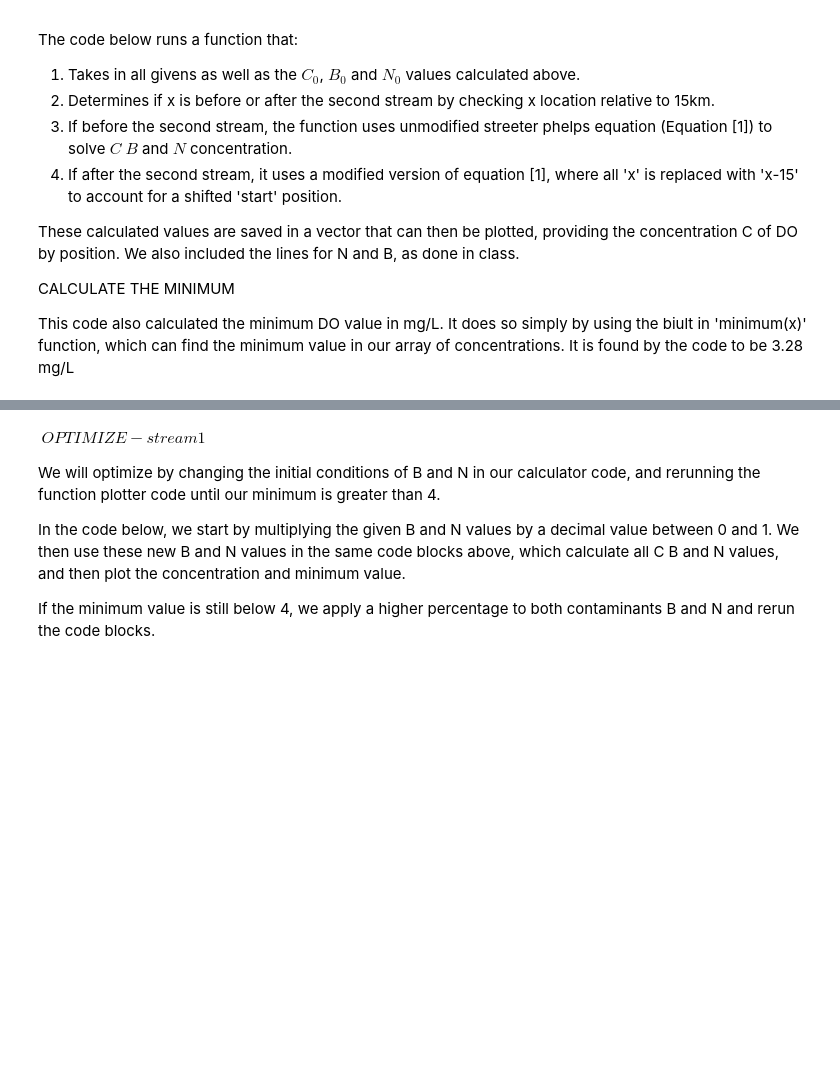
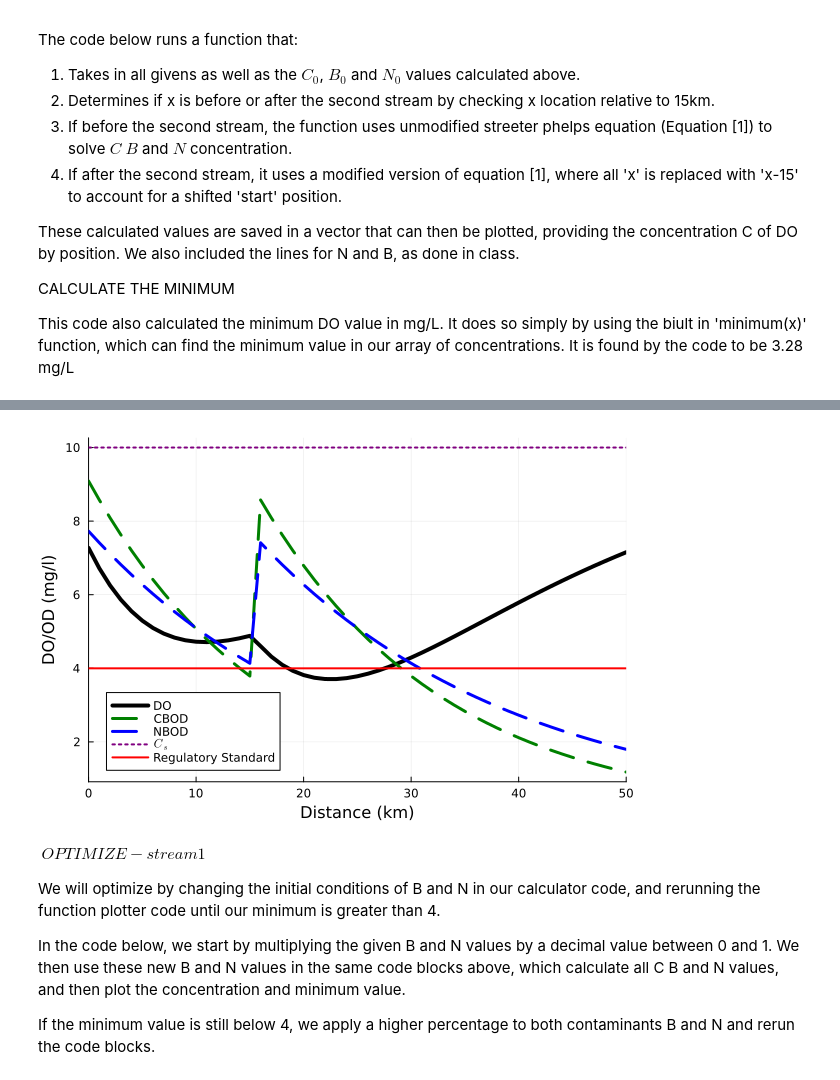
Before and after one commit to BEE4750-FA24/hw3-hutchs-team, a Jupyter notebook: hw03.ipynb, the cells around one changed output, grey strips where cells are left out. Cells and saved outputs as stored; diff of their text form; code cells hidden in the pictures; blank space fills up the shorter version.

```diff
--- a/hw03.ipynb
+++ b/hw03.ipynb
@@ -125,12 +125,6 @@ The code below does this:
  3. Use $C_{mix}$, $B_{mix}$, $N_{mix}$, the 'Givens' and equation [1] to solve $C_{15}$, $B_{15}$ and $N_{15}$. This is done by setting x=15 in equation [1].
  4. Finally, use these values to calculate $C_{mix}$, $B_{mix}$ and $N_{mix}$ at 15km
 # %%
-#Calculate the mixture concentration
-function mixture(Q1,Q2,C1,C2)
-    Cfinal = (Q1*C1 + Q2*C2)/(Q1+Q2)
-    return Cfinal
-end
-
 #solve the concentration at x location
 function do_simulate(x, C0, B0, N0, ka, kn, kc, Cs, U)
     B = B0 * exp(-kc * x / U)
@@ -157,7 +151,7 @@ Bs2 = 45;
 
 Nr = 5;
 Ns1 = 35;
-Ns2 = 45;
+Ns2 = 35;
 
 #rates
 ka = 0.55;
@@ -165,9 +159,9 @@ kc = 0.35;
 kn = 0.25;
 
 #solve the mix concentrations for location x=0;
-@show C0 = mixture(Qr,Qs1,Cr,Cs1);
-B0 = mixture(Qr,Qs1,Br,Bs1);
-N0 = mixture(Qr,Qs1, Nr, Ns1);
+@show C0 = (Qr*Cr + Qs1*Cs1)/(Qr+Qs1);
+@show B0 = (Qr*Br + Qs1*Bs1)/(Qr+Qs1);
+@show N0 = (Qr*Nr + Qs1*Ns1)/(Qr+Qs1);
 
 #Cs is
 Cs = 10
@@ -182,7 +176,7 @@ x = 15
  (C15,B15,N15) = (y -> do_simulate(y, C0, B0, N0, ka, kc, kn, Cs, U)).(x)
 
 #now calculate the mix concentrations at 15 for post 15 data
-  @show C15mix = mixture(Qr,Qs2,C15,Cs2);
-  B15mix = mixture(Qr,Qs2,B15,Bs2);
-  N15mix = mixture(Qr,Qs2,N15,Ns2);
+@show C15mix = ((Qr+Qs1)*C15 + Qs2*Cs2)/(Qr+Qs1+Qs2);
+@show B15mix = ((Qr+Qs1)*B15 + Qs2*Bs2)/(Qr+Qs1+Qs2);
+@show N15mix = ((Qr+Qs1)*N15 + Qs2*Ns2)/(Qr+Qs1+Qs2);
 # %% [output]
@@ -275,0 +205,68 @@ attempt to save state beyond implementation limit
+# %%
+function do_simulate(x, C0, B0, N0,C15mix, B15mix, N15mix, ka, kn, kc, Cs, U)
+    # set river properties
+    ka = 0.55
+    kc = 0.35
+    kn = 0.25
+
+    Cs = 10
+    U = 6
+    #change the 'initial' properties based on position
+        if x<=15
+            #solved on paper
+            Cfore = C0
+            Bfore = B0
+            Nfore = N0
+            B = B0 * exp(-kc * x / U)
+            N = N0 * exp(-kn * x / U)
+            α1 = exp(-ka * x / U)
+            α2 = (kc/(ka-kc)) * (exp.(-kc * x / U) - exp(-ka * x / U))
+            α3 = (kn/(ka-kn)) * (exp(-kn * x / U) - exp(-ka * x / U))
+            C = Cs * (1 - α1) + (Cfore * α1) - (Bfore * α2) - (Nfore * α3)
+        else #after the second input
+            #solved on paper
+            Cafter = C15mix
+            Bafter = B15mix
+            Nafter = N15mix
+
+            B = B0 * exp(-kc * (x-15) / U)
+            N = N0 * exp(-kn * (x-15) / U)
+            #we can get rid of B and N later, we really only need C
+            α1 = exp(-ka * (x-15) / U)
+            α2 = (kc/(ka-kc)) * (exp.(-kc * (x-15) / U) - exp(-ka * (x-15) / U))
+            α3 = (kn/(ka-kn)) * (exp(-kn * (x-15) / U) - exp(-ka * (x-15) / U))
+            C = Cs * (1 - α1) + (Cafter * α1) - (Bafter * α2) - (Nafter * α3)
+        end
+
+
+    return (C, B, N)
+end
+
+#Now we can run through all x
+x = 0:50
+
+# evaluate model over all x's
+# this uses broadcasting
+do_out = (y -> do_simulate(y, C0, B0, N0, C15mix, B15mix, N15mix, ka, kc, kn, Cs, U)).(x)
+# unpack outputs into individual arrays for C, B, and N
+# this uses comprehensions to pull out the relevant components
+#of the tuples that our function outputs
+C = [d[1] for d in do_out]
+B = [d[2] for d in do_out]
+N = [d[3] for d in do_out]
+
+#find the minimum DO by using the min function on C after building the array
+@show minimum(C)
+
+# plot outputs
+p1 = plot(; ylabel="DO/OD (mg/l)", xlabel="Distance (km)")
+plot!(p1, x, C, color=:black, linewidth=4, label="DO")
+plot!(p1, x, B, color=:green, label="CBOD", linestyle=:dash, linewidth=3)
+plot!(p1, x, N, color=:blue, label="NBOD", linestyle=:dash, linewidth=3)
+# plot Cs, which is a constant value
+plot!(p1, x, Cs * ones(length(x)), color=:purple, label=L"C_s", linestyle=:dot, linewidth=2)
+
+#change regulatory standard to 4
+hline!([4], color=:red, linewidth=2, label="Regulatory Standard")
+xaxis!((0, 50))
+# %% [output]
@@ -276,3 +274,4 @@ attempt to save state beyond implementation limit
+[figure, added]
 # %% [markdown]
 $\ OPTIMIZE-stream1$
 
```
Also changed, not shown: parts of 11 cells of this notebook.
